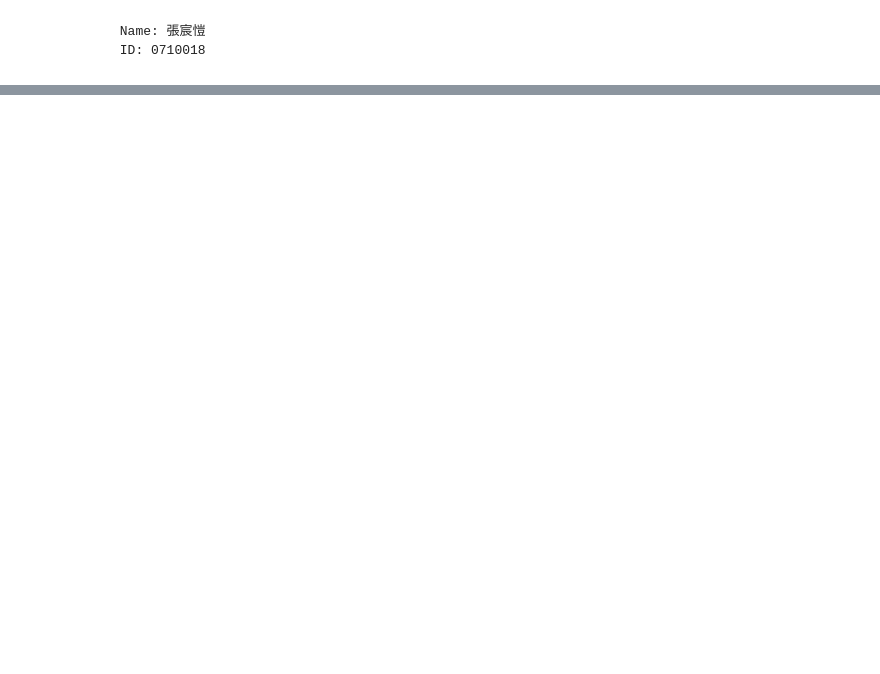
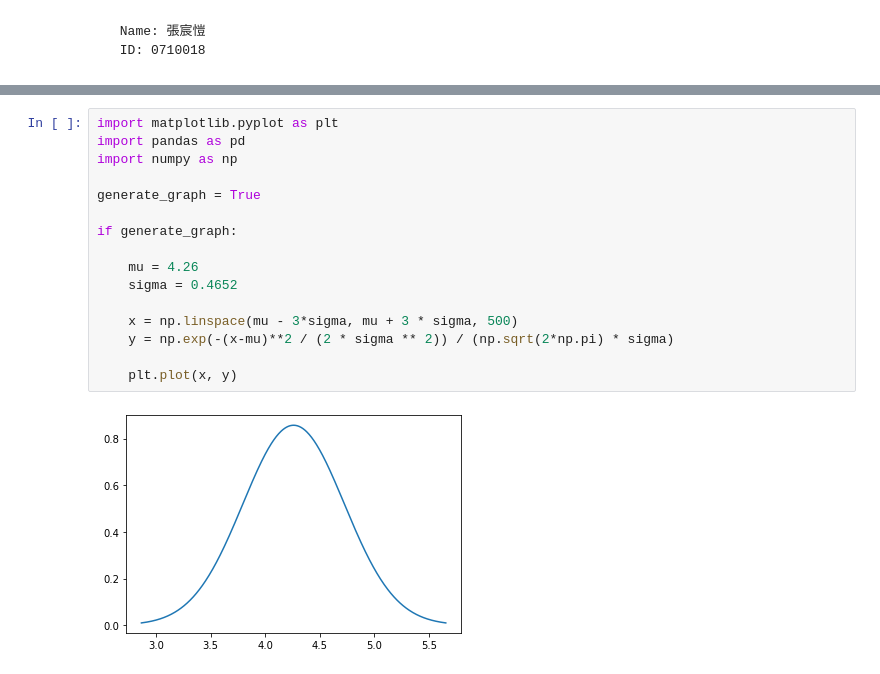
Before and after one commit to kie4280/Fall2021-MachineLearning, a Jupyter notebook: HW1/iris.ipynb, the cells around one changed output, grey strips where cells are left out. Drawn from its saved outputs; the diff is of its cells as text; blank space fills up the shorter version.

```diff
--- a/HW1/iris.ipynb
+++ b/HW1/iris.ipynb
@@ -127,0 +217,18 @@ if (generate_graph):
+# %%
+import matplotlib.pyplot as plt
+import pandas as pd
+import numpy as np
+
+generate_graph = True
+
+if generate_graph:
+
+    mu = 4.26
+    sigma = 0.4652
+
+    x = np.linspace(mu - 3*sigma, mu + 3 * sigma, 500)
+    y = np.exp(-(x-mu)**2 / (2 * sigma ** 2)) / (np.sqrt(2*np.pi) * sigma)
+
+    plt.plot(x, y)
+# %% [output]
+[figure, added]
```
Also changed, not shown: parts of 5 cells of this notebook, 3 other files.
